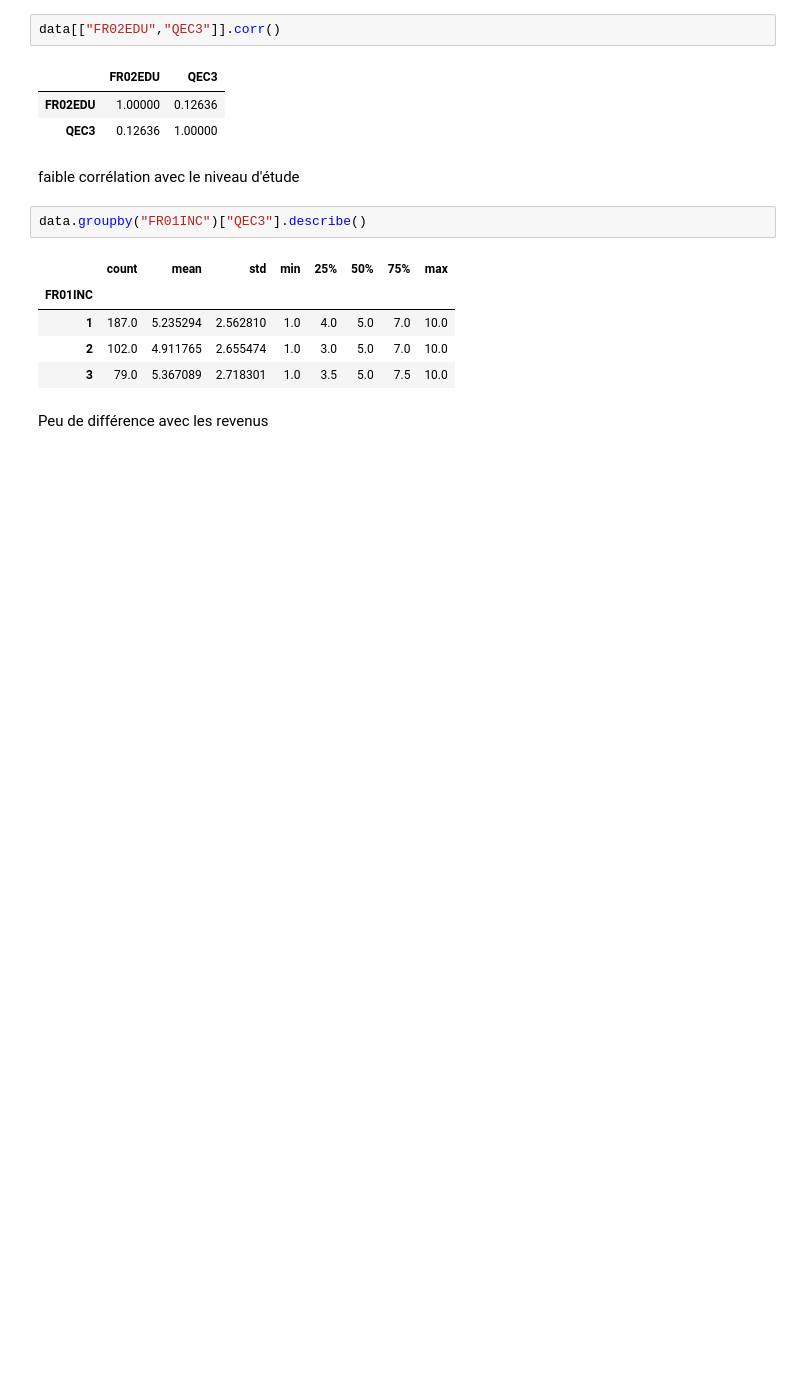
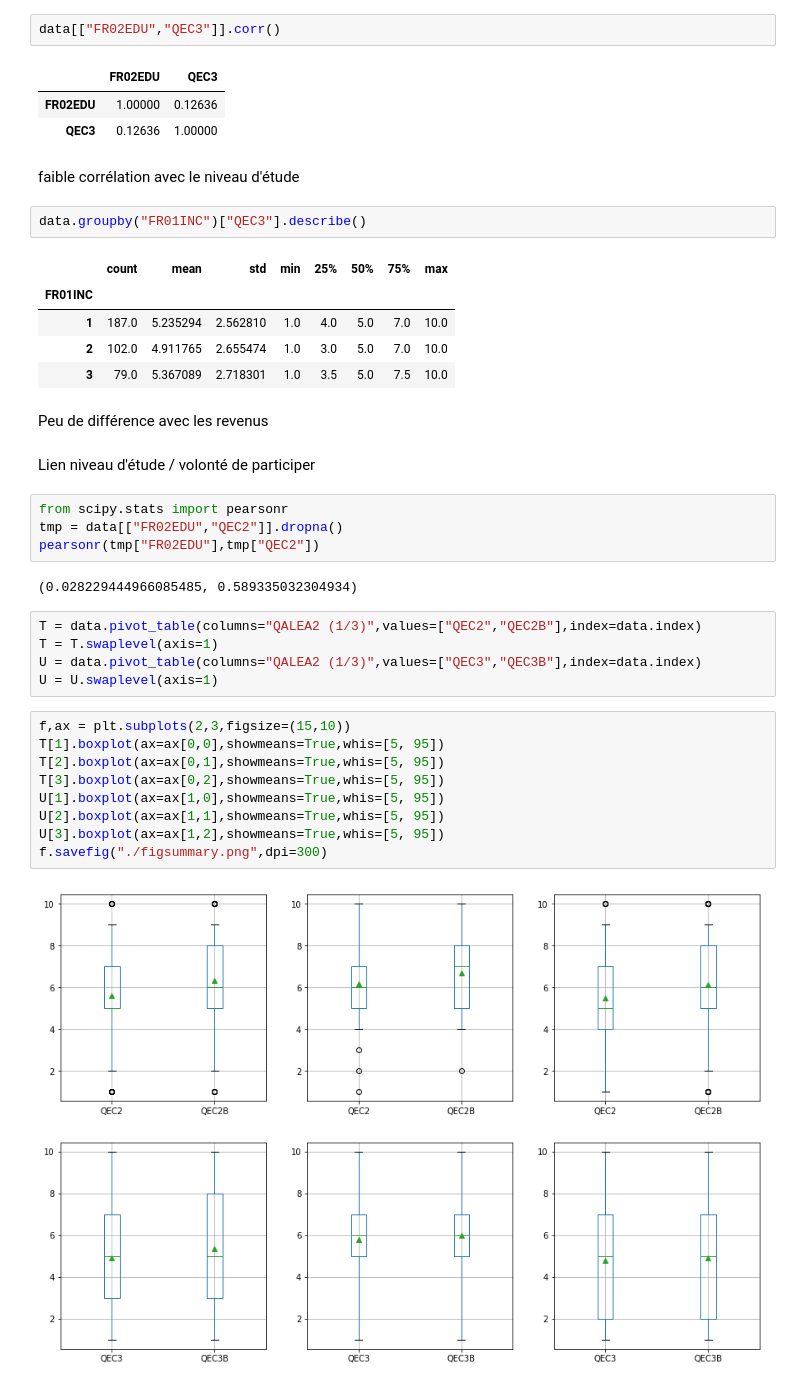
Before and after one commit to emilienschultz/researchnotebooks, a Jupyter notebook: Sondage IPSOS Mancini.ipynb, the cells around one changed output. Drawn from its saved outputs; the diff is of its cells as text; blank space fills up the shorter version.

```diff
--- a/Sondage IPSOS Mancini.ipynb
+++ b/Sondage IPSOS Mancini.ipynb
@@ -1709,3 +1772,27 @@ data.groupby("FR01INC")["QEC3"].describe()
 | 3 | 79.0 | 5.367089 | 2.718301 | 1.0 | 3.5 | 5.0 | 7.5 | 10.0 |
 # %% [markdown]
 Peu de différence avec les revenus
+# %% [markdown]
+Lien niveau d'étude / volonté de participer
+# %%
+from scipy.stats import pearsonr
+tmp = data[["FR02EDU","QEC2"]].dropna()
+pearsonr(tmp["FR02EDU"],tmp["QEC2"])
+# %% [output]
+(0.028229444966085485, 0.589335032304934)
+# %%
+T = data.pivot_table(columns="QALEA2 (1/3)",values=["QEC2","QEC2B"],index=data.index)
+T = T.swaplevel(axis=1)
+U = data.pivot_table(columns="QALEA2 (1/3)",values=["QEC3","QEC3B"],index=data.index)
+U = U.swaplevel(axis=1)
+# %%
+f,ax = plt.subplots(2,3,figsize=(15,10))
+T[1].boxplot(ax=ax[0,0],showmeans=True,whis=[5, 95])
+T[2].boxplot(ax=ax[0,1],showmeans=True,whis=[5, 95])
+T[3].boxplot(ax=ax[0,2],showmeans=True,whis=[5, 95])
+U[1].boxplot(ax=ax[1,0],showmeans=True,whis=[5, 95])
+U[2].boxplot(ax=ax[1,1],showmeans=True,whis=[5, 95])
+U[3].boxplot(ax=ax[1,2],showmeans=True,whis=[5, 95])
+f.savefig("./figsummary.png",dpi=300)
+# %% [output]
+[figure, added]
```
Also changed, not shown: parts of 23 cells of this notebook.
